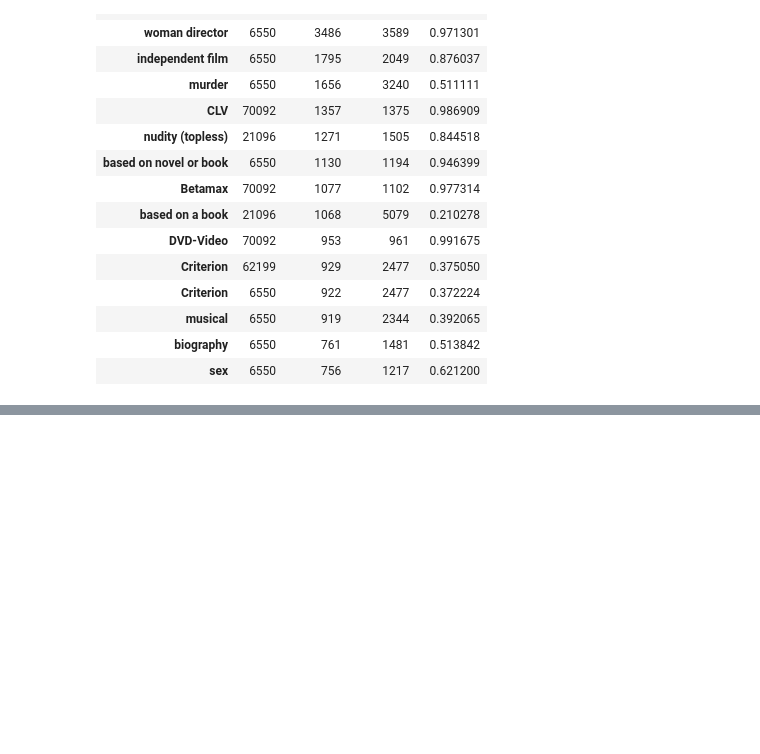
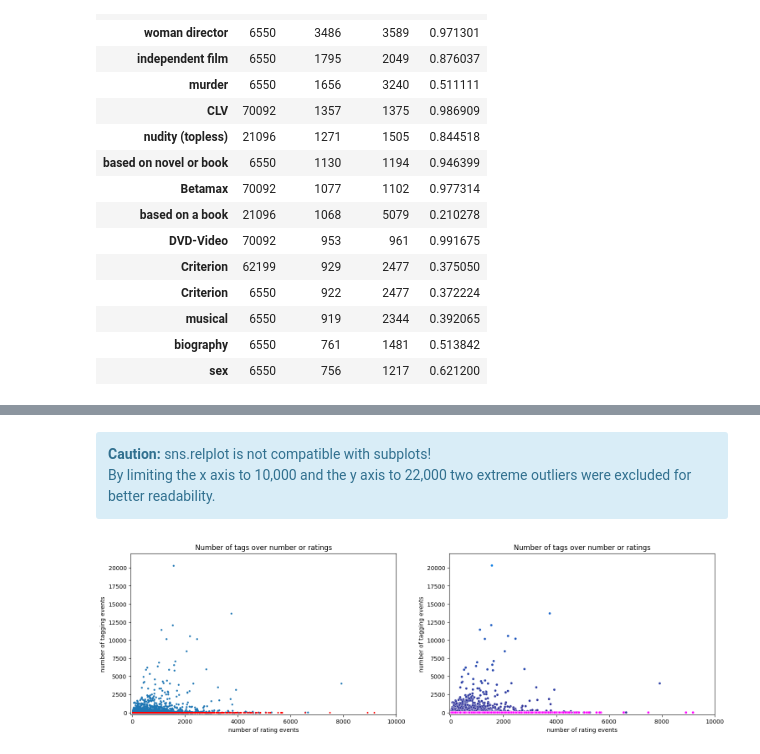
Before and after one commit to lebenaba/movie_recommendation, a Jupyter notebook: notebooks/plots_users_tags.ipynb, the cells around one changed output, grey strips where cells are left out. Drawn from its saved outputs; the diff is of its cells as text; code cells hidden in the pictures; blank space fills up the shorter version.

```diff
--- a/notebooks/plots_users_tags.ipynb
+++ b/notebooks/plots_users_tags.ipynb
@@ -535,0 +327,7 @@ sns.boxplot(df);
+# %%
+user_ratings_tags = df_ratings.drop(['rating','timestamp'], axis=1).groupby('userId').count().rename(columns={'movieId':'n_ratings'})
+print('There is one extreme outlier, the user with the id 72315 performed 32202 rating events.')
+user_ratings_tags = user_ratings_tags.merge(right=user_tags_overall, on='userId', how='outer')
+display(user_ratings_tags.sort_values('n_ratings', ascending=False).head())
+print('There are %0.1f %% NaNs in n_ratings and %0.1f %% in n_tags_overall.' % (100*user_ratings_tags.n_ratings.isna().sum()/len(user_ratings_tags),
+                                                                                100*user_ratings_tags.n_tags_overall.isna().sum()/len(user_ratings_tags)))
@@ -535,0 +374,45 @@ sns.boxplot(df);
+# %% [markdown]
+<div class="alert alert-block alert-info"><b>Caution:</b> sns.relplot is not compatible with subplots!<br>
+By limiting the x axis to 10,000 and the y axis to 22,000 two extreme outliers were excluded for better readability.</div>
+# %%
+user_ratings_tags = user_ratings_tags.fillna(0)
+fig, ax = plt.subplots(figsize=(18, 5))
+# remove axes and frame of subplot figure
+ax.xaxis.set_visible(False)
+ax.yaxis.set_visible(False)
+ax.axis('off')
+plt.subplots_adjust(hspace=0.5) # prevents overlapping of single plots
+
+plt.subplot(121)
+# first plot all data point that do not contain NaNs (which were replaced with 0)
+plt.scatter(x=user_ratings_tags.n_ratings.loc[user_ratings_tags['n_tags_overall'] != 0],
+            y=user_ratings_tags.n_tags_overall.loc[user_ratings_tags['n_tags_overall'] != 0], s=5)
+# plot all n_tags_overall == 0 (former NaNs) in different color
+plt.scatter(x=user_ratings_tags.n_ratings.loc[user_ratings_tags['n_tags_overall'] == 0],
+            y=user_ratings_tags.n_tags_overall.loc[user_ratings_tags['n_tags_overall'] == 0],marker='+', c  ='r', s=5)
+plt.xlim([-50,10000])
+plt.ylim([-300,22000])
+plt.title('Number of tags over number or ratings')
+plt.xlabel('number of rating events')
+plt.ylabel('number of tagging events')
+# plt.plot([0,6000],[5,5], c='r', alpha=0.6)
+
+plt.subplot(122)
+# sns.relplot(x=df_rat.n_ratings, y=df_rat.avg_rating) # relplot is not compatible with subplots!
+# first plot all data point that do not contain NaNs (which were replaced with 0)
+sns.scatterplot(x=user_ratings_tags.n_ratings.loc[user_ratings_tags['n_tags_overall'] != 0],
+                y=user_ratings_tags.n_tags_overall.loc[user_ratings_tags['n_tags_overall'] != 0],
+                hue=user_ratings_tags.n_tags_overall, size=10, legend=False, palette='terrain')
+# plot all n_tags_overall == 0 (former NaNs) in different color
+sns.scatterplot(x=user_ratings_tags.n_ratings.loc[user_ratings_tags['n_tags_overall'] == 0],
+                y=user_ratings_tags.n_tags_overall.loc[user_ratings_tags['n_tags_overall'] == 0],
+                hue=user_ratings_tags.n_tags_overall, size=10, legend=False, palette='spring')
+plt.xlim([-50,10000])
+plt.ylim([-300,22000])
+plt.title('Number of tags over number or ratings')
+plt.xlabel('number of rating events')
+plt.ylabel('number of tagging events');
+
+# even though there are many users who did not use a single tag, they do give ratings
+# %% [output]
+[figure, added]
```
Also changed, not shown: parts of 29 cells of this notebook, 1 other file.
